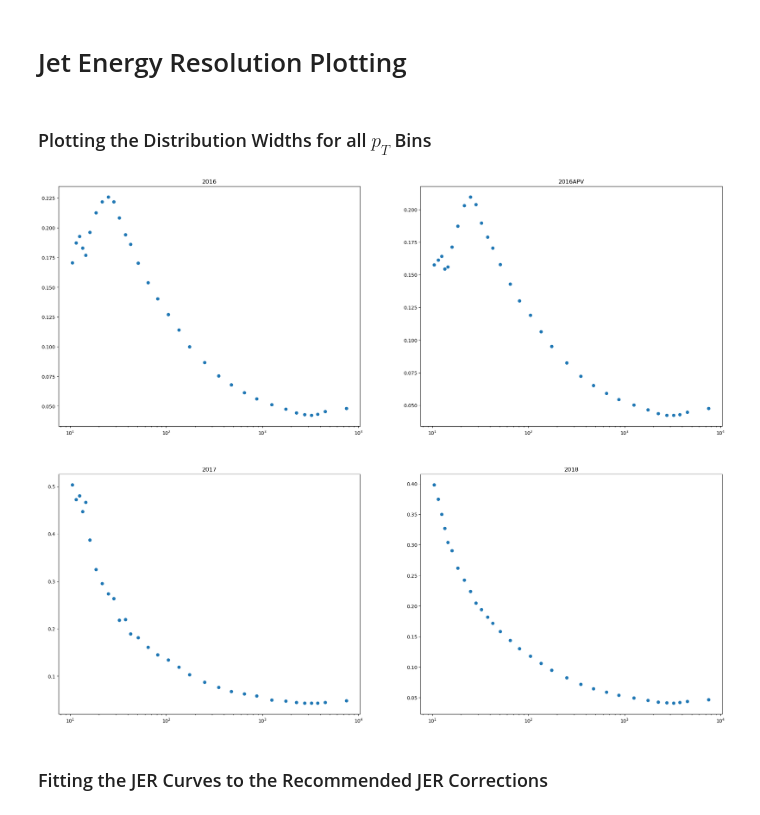
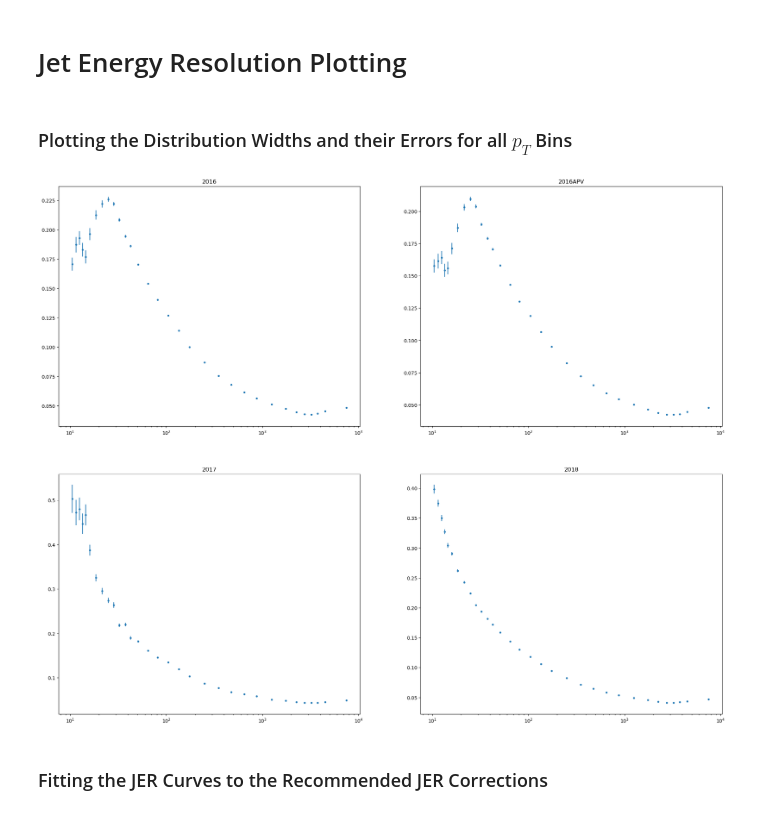
Before and after one commit to cebarros/Jet_Analysis, a Jupyter notebook: jer_plotting.ipynb, the cells around one changed output. Cells and saved outputs as stored; diff of their text form; code cells hidden in the pictures.

Commit message:
Added sigma error bars

```diff
--- a/jer_plotting.ipynb
+++ b/jer_plotting.ipynb
@@ -21,8 +21,13 @@ from scipy.optimize import curve_fit
 import csv
 import pandas as pd
 # %% [markdown]
-### Plotting the Distribution Widths for all $p_T$ Bins
+### Plotting the Distribution Widths and their Errors for all $p_T$ Bins
 # %%
+df_2016 = pd.read_csv('gaussian_fit_files/gaussian_parameters_2016.csv')
+df_2016APV = pd.read_csv('gaussian_fit_files/gaussian_parameters_2016APV.csv')
+df_2017 = pd.read_csv('gaussian_fit_files/gaussian_parameters_2017.csv')
+df_2018 = pd.read_csv('gaussian_fit_files/gaussian_parameters_2018.csv')
+
 pt_bin_centers = [10.5, 11.5, 12.5, 13.5, 14.5, 16., 18.5, 21.5, 25., 28.5, 32.5, 37.5, 42.5, 51., 64.5, 81., 105., 135., 175., 250., 350., 475., 650., 875., 1250., 1750., 2250., 2750., 3250., 3750., 4500., 7500.]
 
 def extract_sigma(df):
@@ -33,26 +38,37 @@ def extract_sigma(df):
         sigmas.append(sigma_values)
     return sigmas
 
-df_2016 = pd.read_csv('gaussian_fit_files/gaussian_parameters_2016.csv')
-df_2016APV = pd.read_csv('gaussian_fit_files/gaussian_parameters_2016APV.csv')
-df_2017 = pd.read_csv('gaussian_fit_files/gaussian_parameters_2017.csv')
-df_2018 = pd.read_csv('gaussian_fit_files/gaussian_parameters_2018.csv')
+def extract_sigma_err(df):
+    sigma_errs = []
+    for i in df['pcov']:
+        numeric_values = i.strip('[]').split()
+        sigma_err_values = np.sqrt(float(numeric_values[-1]))
+        sigma_errs.append(sigma_err_values)
+    return sigma_errs
 
 sigmas_2016 = np.abs(extract_sigma(df_2016))
 sigmas_2016APV = np.abs(extract_sigma(df_2016APV))
 sigmas_2017 = np.abs(extract_sigma(df_2017))
 sigmas_2018 = np.abs(extract_sigma(df_2018))
+
+sigma_errs_2016 = extract_sigma_err(df_2016)
+sigma_errs_2016APV = extract_sigma_err(df_2016APV)
+sigma_errs_2017 = extract_sigma_err(df_2017)
+sigma_errs_2018 = extract_sigma_err(df_2018)
-# %%
-fig, axs = plt.subplots(2, 2, figsize=(25, 20))
-
-data = [(sigmas_2016, '2016'), (sigmas_2016APV, '2016APV'), (sigmas_2017, '2017'), (sigmas_2018, '2018')]
-
-for i, (sigma_data, label) in enumerate(data):
-    ax = axs[i // 2, i % 2]
-    ax.scatter(pt_bin_centers, sigma_data)
-    ax.set_xscale("log")
-    ax.set_title(label)
-# %% [output]
-[figure, removed]
+# %%
+fig, axs = plt.subplots(2, 2, figsize=(25, 20))
+
+data = [(sigmas_2016, sigma_errs_2016, '2016'),
+        (sigmas_2016APV, sigma_errs_2016APV, '2016APV'),
+        (sigmas_2017, sigma_errs_2017, '2017'),
+        (sigmas_2018, sigma_errs_2018, '2018')]
+
+for i, (sigma_data, sigma_err, label) in enumerate(data):
+    ax = axs[i // 2, i % 2]
+    ax.errorbar(pt_bin_centers, sigma_data, yerr=sigma_err, fmt='.')
+    ax.set_xscale("log")
+    ax.set_title(label)
+# %% [output]
+[figure, added]
 # %% [markdown]
 ### Fitting the JER Curves to the Recommended JER Corrections
```
